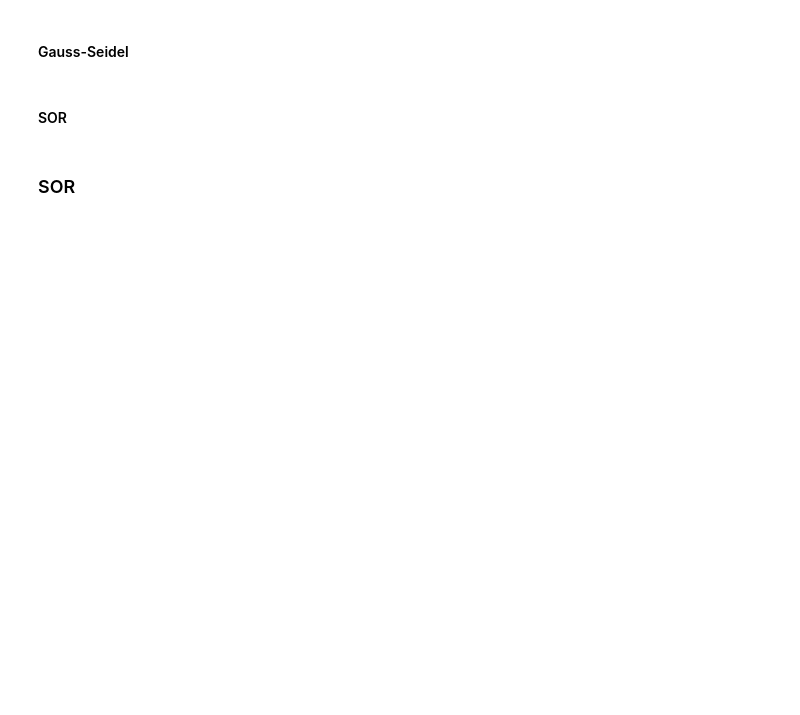
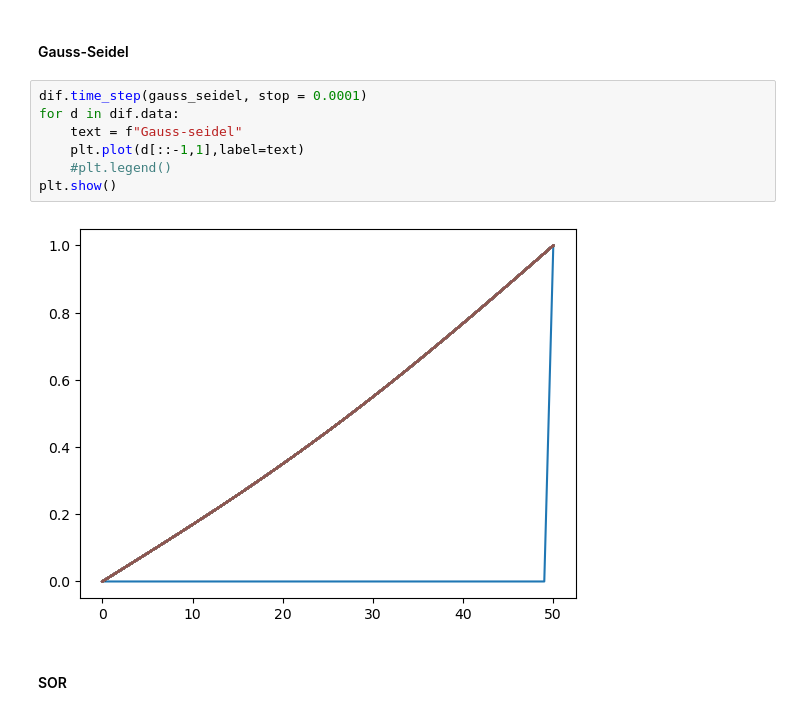
Before and after one commit to JuanSandalinas/Scientific-Computing, a Jupyter notebook: questions.ipynb, the cells around one changed output. Drawn from its saved outputs; the diff is of its cells as text; blank space fills up the shorter version.

```diff
--- a/questions.ipynb
+++ b/questions.ipynb
@@ -113,6 +175,13 @@ T = 1
 # %% [markdown]
 #### Gauss-Seidel
+# %%
+dif.time_step(gauss_seidel, stop = 0.0001)
+for d in dif.data:
+    text = f"Gauss-seidel"
+    plt.plot(d[::-1,1],label=text)
+    #plt.legend()
+plt.show()
+# %% [output]
+[figure, added]
 # %% [markdown]
 #### SOR
-# %% [markdown]
-### SOR
```
Also changed, not shown: parts of 21 cells of this notebook, 3 other files.
